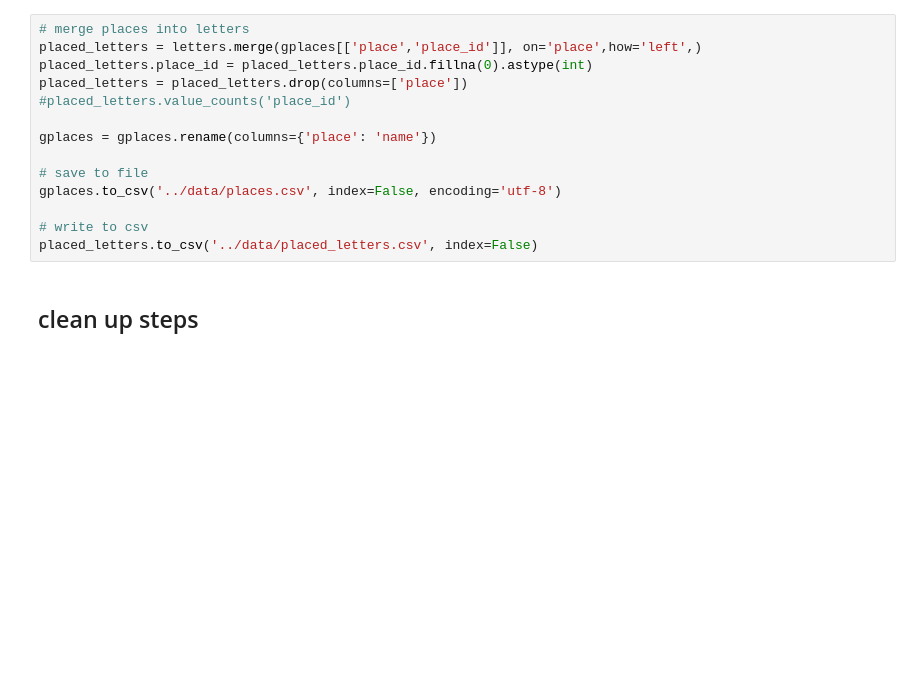
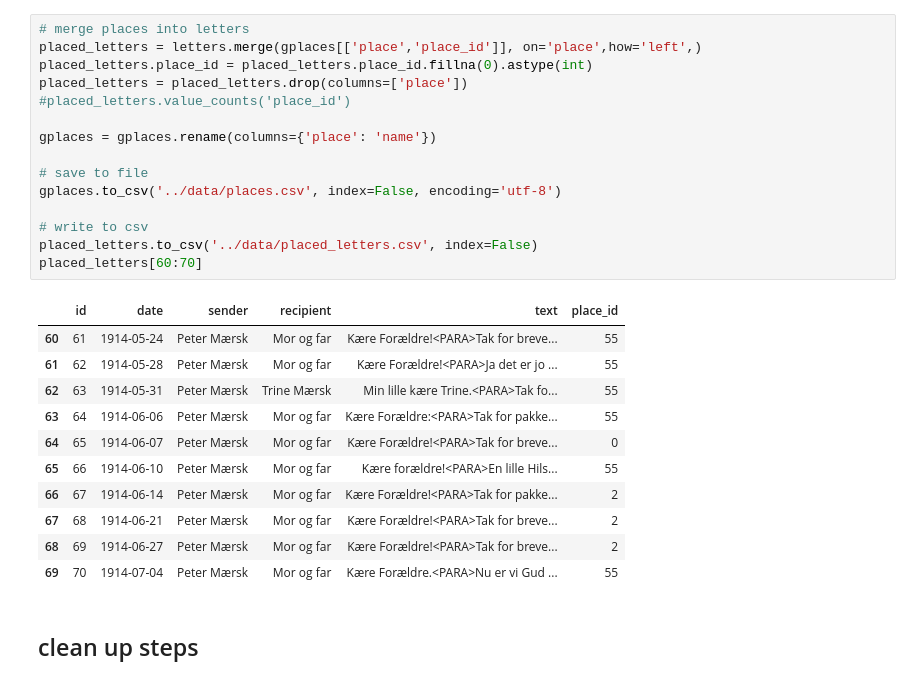
Before and after one commit to dalager/jernkorsetbreve, a Jupyter notebook: notebooks/10_places.ipynb, the cells around one changed output. Cells and saved outputs as stored; diff of their text form; blank space fills up the shorter version.

```diff
--- a/notebooks/10_places.ipynb
+++ b/notebooks/10_places.ipynb
@@ -55,17 +89,30 @@ gplaces
 # %%
 # merge places into letters
 placed_letters = letters.merge(gplaces[['place','place_id']], on='place',how='left',)
 placed_letters.place_id = placed_letters.place_id.fillna(0).astype(int)
 placed_letters = placed_letters.drop(columns=['place'])
 #placed_letters.value_counts('place_id')
 
 gplaces = gplaces.rename(columns={'place': 'name'})
 
 # save to file
 gplaces.to_csv('../data/places.csv', index=False, encoding='utf-8')
 
 # write to csv
 placed_letters.to_csv('../data/placed_letters.csv', index=False)
+placed_letters[60:70]
+# %% [output]
+|  | id | date | sender | recipient | text | place_id |
+| 60 | 61 | 1914-05-24 | Peter Mærsk | Mor og far | Kære Forældre!<PARA>Tak for breve... | 55 |
+| 61 | 62 | 1914-05-28 | Peter Mærsk | Mor og far | Kære Forældre!<PARA>Ja det er jo ... | 55 |
+| 62 | 63 | 1914-05-31 | Peter Mærsk | Trine Mærsk | Min lille kære Trine.<PARA>Tak fo... | 55 |
+| 63 | 64 | 1914-06-06 | Peter Mærsk | Mor og far | Kære Forældre:<PARA>Tak for pakke... | 55 |
+| 64 | 65 | 1914-06-07 | Peter Mærsk | Mor og far | Kære Forældre!<PARA>Tak for breve... | 0 |
+| 65 | 66 | 1914-06-10 | Peter Mærsk | Mor og far | Kære forældre!<PARA>En lille Hils... | 55 |
+| 66 | 67 | 1914-06-14 | Peter Mærsk | Mor og far | Kære Forældre!<PARA>Tak for pakke... | 2 |
+| 67 | 68 | 1914-06-21 | Peter Mærsk | Mor og far | Kære Forældre!<PARA>Tak for breve... | 2 |
+| 68 | 69 | 1914-06-27 | Peter Mærsk | Mor og far | Kære Forældre!<PARA>Tak for breve... | 2 |
+| 69 | 70 | 1914-07-04 | Peter Mærsk | Mor og far | Kære Forældre.<PARA>Nu er vi Gud ... | 55 |
 # %% [markdown]
 ## clean up steps
 # %%
```
Also changed, not shown: parts of 4 cells of this notebook.
